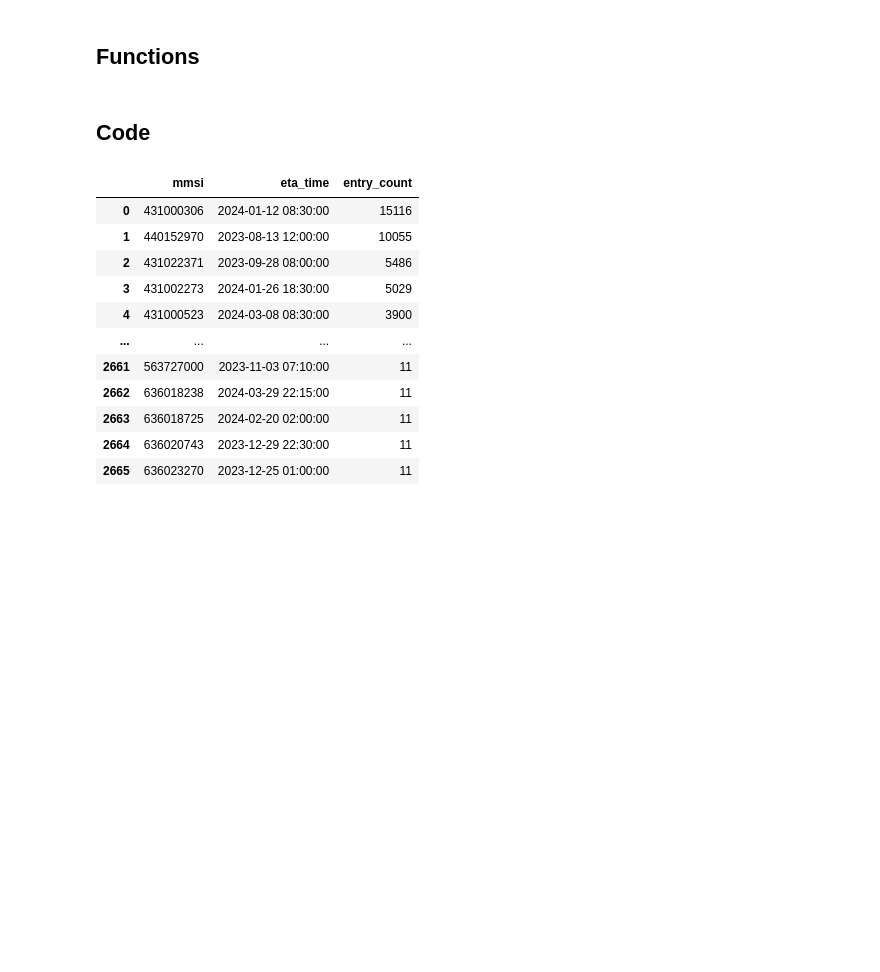
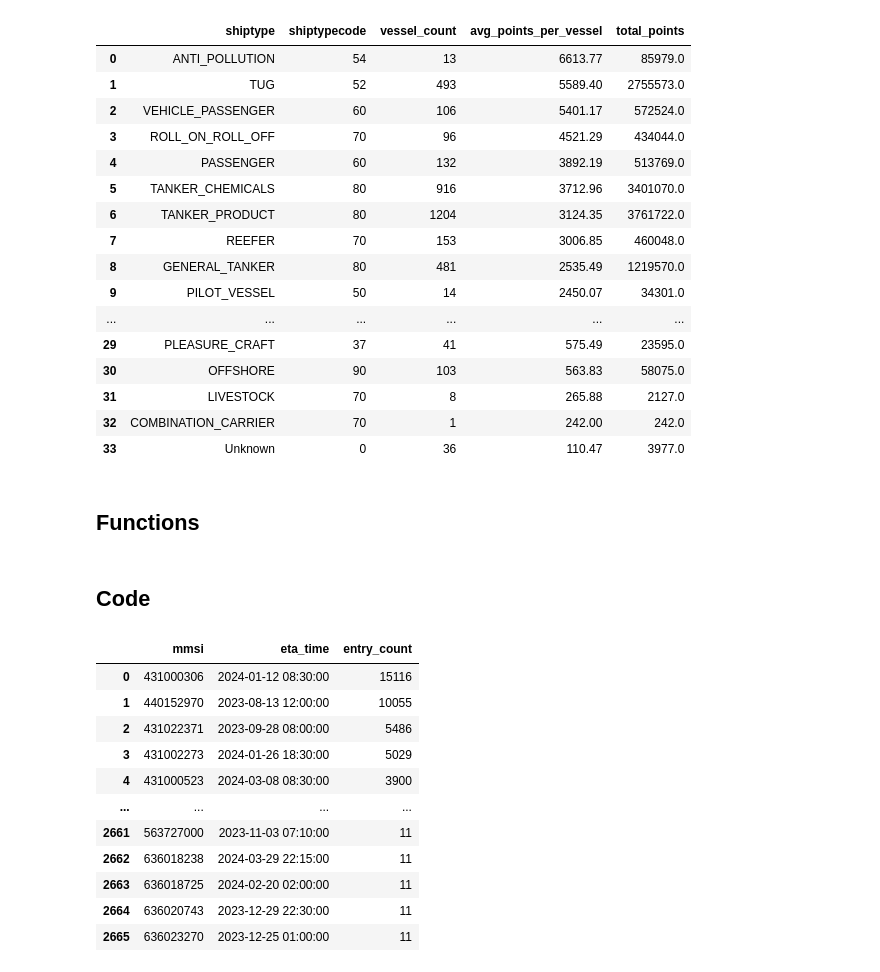
Before and after one commit to uhatikus/MS, a Jupyter notebook: FishingBoatsAnomalyDetection/fishingboatsprediction/notebooks/loitering_classification_prep.ipynb, the cells around one changed output. Drawn from its saved outputs; the diff is of its cells as text; code cells hidden in the pictures; blank space fills up the shorter version.

```diff
--- a/FishingBoatsAnomalyDetection/fishingboatsprediction/notebooks/loitering_classification_prep.ipynb
+++ b/FishingBoatsAnomalyDetection/fishingboatsprediction/notebooks/loitering_classification_prep.ipynb
@@ -38,3 +131,43 @@ KeyboardInterrupt:
+# %%
+sql = """WITH VesselPoints AS (
+    SELECT
+        mmsi,
+        shiptype,
+        shiptypecode,
+        COUNT(*) AS point_count
+    FROM public.ais_korea
+    WHERE shiptype IS NOT NULL
+    GROUP BY mmsi, shiptype, shiptypecode
+)
+SELECT
+    shiptype,
+    shiptypecode,
+    COUNT(DISTINCT mmsi) AS vessel_count,
+    ROUND(AVG(point_count), 2) AS avg_points_per_vessel,
+    SUM(point_count) AS total_points
+FROM VesselPoints
+GROUP BY shiptype, shiptypecode
+ORDER BY avg_points_per_vessel DESC;"""
+res6 = pd.read_sql(sql, engine)
+res6
+# %% [output]
+|  | shiptype | shiptypecode | vessel_count | avg_points_per_vessel | total_points |
+| 0 | ANTI_POLLUTION | 54 | 13 | 6613.77 | 85979.0 |
+| 1 | TUG | 52 | 493 | 5589.40 | 2755573.0 |
+| 2 | VEHICLE_PASSENGER | 60 | 106 | 5401.17 | 572524.0 |
+| 3 | ROLL_ON_ROLL_OFF | 70 | 96 | 4521.29 | 434044.0 |
+| 4 | PASSENGER | 60 | 132 | 3892.19 | 513769.0 |
+| 5 | TANKER_CHEMICALS | 80 | 916 | 3712.96 | 3401070.0 |
+| 6 | TANKER_PRODUCT | 80 | 1204 | 3124.35 | 3761722.0 |
+| 7 | REEFER | 70 | 153 | 3006.85 | 460048.0 |
+| 8 | GENERAL_TANKER | 80 | 481 | 2535.49 | 1219570.0 |
+| 9 | PILOT_VESSEL | 50 | 14 | 2450.07 | 34301.0 |
+| ... | ... | ... | ... | ... | ... |
+| 29 | PLEASURE_CRAFT | 37 | 41 | 575.49 | 23595.0 |
+| 30 | OFFSHORE | 90 | 103 | 563.83 | 58075.0 |
+| 31 | LIVESTOCK | 70 | 8 | 265.88 | 2127.0 |
+| 32 | COMBINATION_CARRIER | 70 | 1 | 242.00 | 242.0 |
+| 33 | Unknown | 0 | 36 | 110.47 | 3977.0 |
 # %% [markdown]
 ## Functions
 # %%
```
Also changed, not shown: parts of 7 cells of this notebook.
